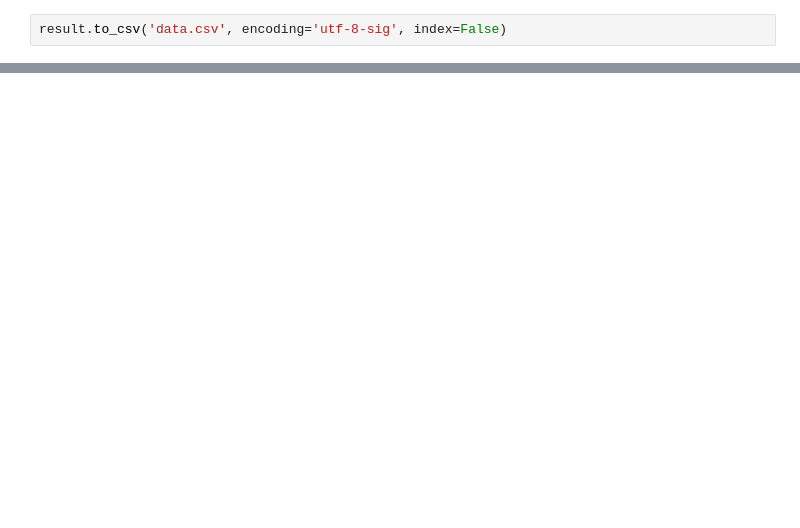
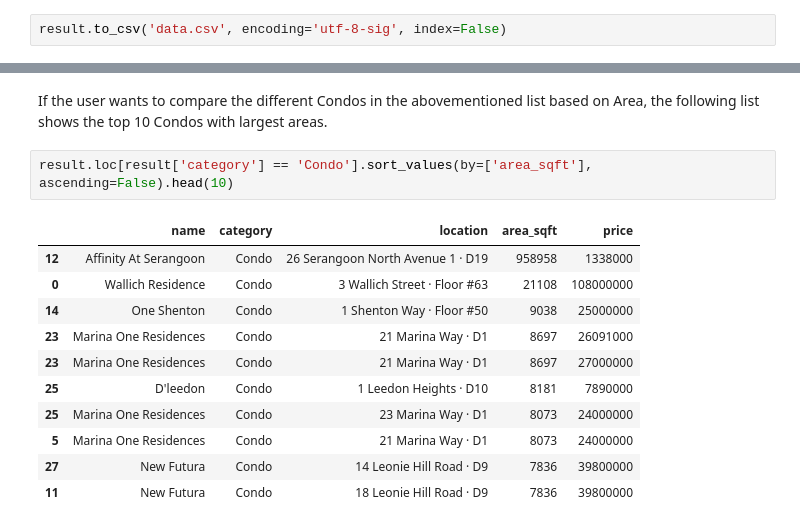
Before and after one commit to azuretime/Citibank-Housing-Loan, a Jupyter notebook: WebCrawler.ipynb, the cells around one changed output, grey strips where cells are left out. Saved outputs shown, nothing was run; the diff lists cells and outputs as text; blank space fills up the shorter version.

```diff
--- a/WebCrawler.ipynb
+++ b/WebCrawler.ipynb
@@ -79,0 +135,16 @@ result.to_csv('data.csv', encoding='utf-8-sig', index=False)
+# %% [markdown]
+If the user wants to compare the different Condos in the abovementioned list based on Area, the following list shows the top 10 Condos with largest areas.
+# %%
+result.loc[result['category'] == 'Condo'].sort_values(by=['area_sqft'], ascending=False).head(10)
+# %% [output]
+|  | name | category | location | area_sqft | price |
+| 12 | Affinity At Serangoon | Condo | 26 Serangoon North Avenue 1 · D19 | 958958 | 1338000 |
+| 0 | Wallich Residence | Condo | 3 Wallich Street · Floor #63 | 21108 | 108000000 |
+| 14 | One Shenton | Condo | 1 Shenton Way · Floor #50 | 9038 | 25000000 |
+| 23 | Marina One Residences | Condo | 21 Marina Way · D1 | 8697 | 26091000 |
+| 23 | Marina One Residences | Condo | 21 Marina Way · D1 | 8697 | 27000000 |
+| 25 | D'leedon | Condo | 1 Leedon Heights · D10 | 8181 | 7890000 |
+| 25 | Marina One Residences | Condo | 23 Marina Way · D1 | 8073 | 24000000 |
+| 5 | Marina One Residences | Condo | 21 Marina Way · D1 | 8073 | 24000000 |
+| 27 | New Futura | Condo | 14 Leonie Hill Road · D9 | 7836 | 39800000 |
+| 11 | New Futura | Condo | 18 Leonie Hill Road · D9 | 7836 | 39800000 |
```
Also changed, not shown: parts of 17 cells of this notebook.
